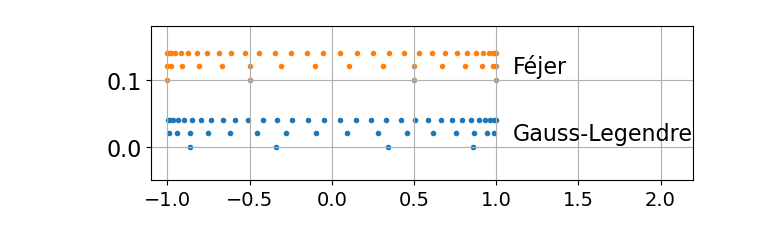
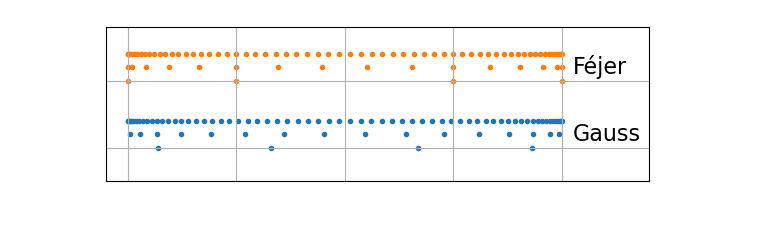
Before and after one commit to efekhari27/thesis, a Jupyter notebook: numerical_experiments/chapter1/integration.ipynb, the cells around one changed output. Saved outputs shown, nothing was run; the diff lists cells and outputs as text; code cells hidden in the pictures.

```diff
--- a/numerical_experiments/chapter1/integration.ipynb
+++ b/numerical_experiments/chapter1/integration.ipynb
@@ -20,34 +41,46 @@ rc('legend', fontsize=16)# Set the legend font size
 # %%
 n = 4
+method = 2
 gauss_legendre_nodes_0 = np.array(ot.GaussLegendre([n]).getNodes())
 gauss_legendre_nodes_0 = gauss_legendre_nodes_0 * 2 - 1
-fejer_nodes_0 = ot.FejerAlgorithm([n]).getNodes()
+fejer_nodes_0 = ot.FejerAlgorithm([n], method).getNodes()
 #
 n1 = 16
 gauss_legendre_nodes_1 = np.array(ot.GaussLegendre([n1]).getNodes())
 gauss_legendre_nodes_1 = gauss_legendre_nodes_1 * 2 - 1
-fejer_nodes_1 = ot.FejerAlgorithm([n1]).getNodes()
+fejer_nodes_1 = ot.FejerAlgorithm([n1], method).getNodes()
 #
-n2 = 32
+n2 = 64
 gauss_legendre_nodes_2 = np.array(ot.GaussLegendre([n2]).getNodes())
 gauss_legendre_nodes_2 = gauss_legendre_nodes_2 * 2 - 1
-fejer_nodes_2 = ot.FejerAlgorithm([n2]).getNodes()
+fejer_nodes_2 = ot.FejerAlgorithm([n2], method).getNodes()
 
 
 plt.figure(figsize=(7, 2))
 plt.scatter(gauss_legendre_nodes_0, [0] * n, marker=".", color="C0")
 plt.scatter(gauss_legendre_nodes_1, [0.02] * n1, marker=".", color="C0")
 plt.scatter(gauss_legendre_nodes_2, [0.04] * n2, marker=".", color="C0")
 
 plt.scatter(fejer_nodes_0, [0.1] * n, marker=".", color="C1")
 plt.scatter(fejer_nodes_1, [0.12] * n1, marker=".", color="C1")
 plt.scatter(fejer_nodes_2, [0.14] * n2, marker=".", color="C1")
 
 
-plt.text(1.1, 0.01, "Gauss-Legendre")
-plt.text(1.1, 0.11, "Féjer")
-plt.xlim((-1.1, 2.2))
+plt.text(1.05, 0.01, "Gauss")
+plt.text(1.05, 0.11, "Féjer")
+plt.xlim((-1.1, 1.4))
 plt.ylim((-0.05, 0.18))
-plt.grid(True);
+
+plt.tick_params(
+    axis='both',
+    which='both',
+    bottom=False,
+    left=False,
+    labelleft=False,
+    top=False,
+    labelbottom=False
+    )
+plt.grid(True)
+plt.savefig("figures/univariate_quadratures.png", dpi=300, bbox_inches='tight', transparent=True);
 # %% [output]
-[figure, old version]
+[figure, new version]
```
Also changed, not shown: parts of 2 cells of this notebook, 16 other files.
